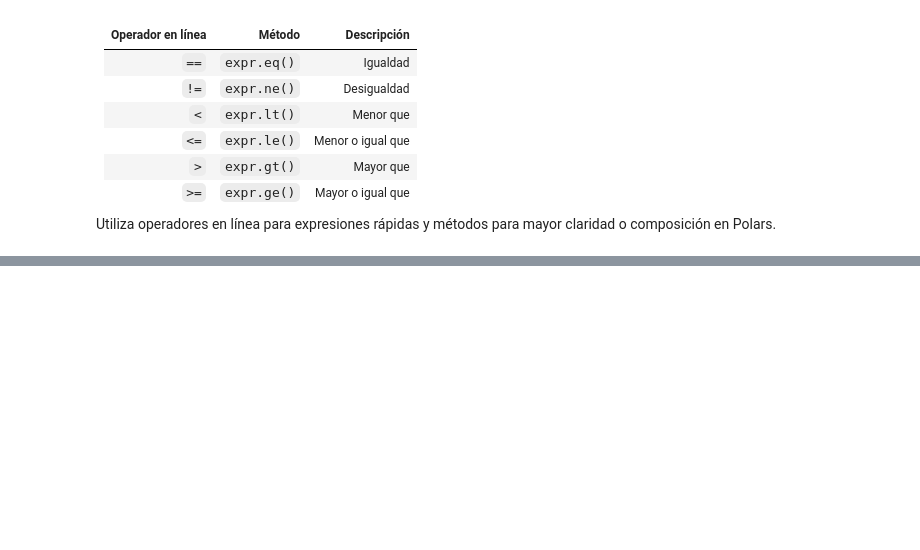
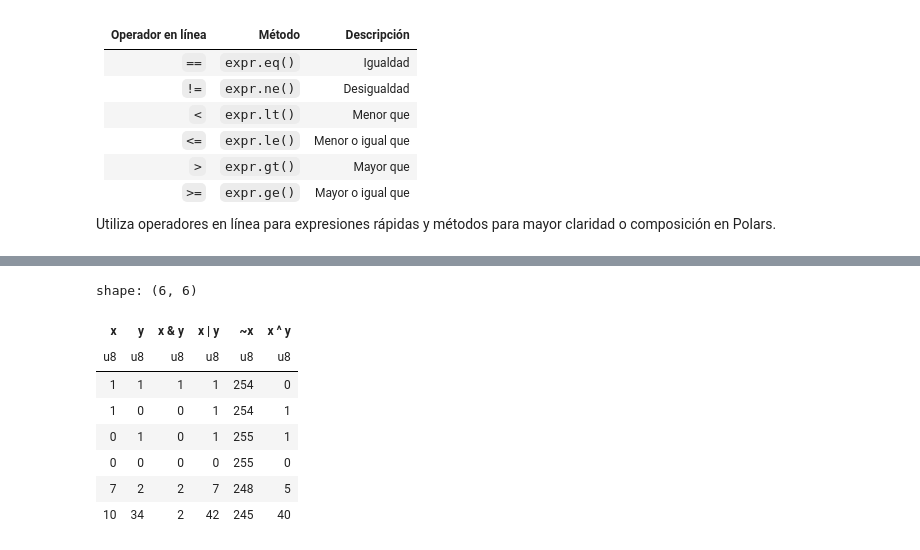
Before and after one commit to Sechi42/Polars, a Jupyter notebook: Chapter_9/Notebook_9.ipynb, the cells around one changed output, grey strips where cells are left out. Cells and saved outputs as stored; diff of their text form; code cells hidden in the pictures; blank space fills up the shorter version.

```diff
--- a/Chapter_9/Notebook_9.ipynb
+++ b/Chapter_9/Notebook_9.ipynb
@@ -130,0 +225,21 @@ Utiliza operadores en línea para expresiones rápidas y métodos para mayor cla
+# %%
+bits = pl.DataFrame(
+	{"x": [1, 1, 0, 0, 7, 10], "y": [1, 0, 1, 0, 2, 34]},
+	schema={"x": pl.UInt8, "y": pl.UInt8},
+).with_columns(
+	(pl.col("x") & pl.col("y")).alias("x & y"),
+	(pl.col("x") | pl.col("y")).alias("x | y"),
+	(~pl.col("x")).alias("~x"),
+	(pl.col("x") ^ pl.col("y")).alias("x ^ y"),
+)
+bits
+# %% [output]
+shape: (6, 6)
+| x | y | x & y | x | y | ~x | x ^ y |
+| u8 | u8 | u8 | u8 | u8 | u8 |
+| 1 | 1 | 1 | 1 | 254 | 0 |
+| 1 | 0 | 0 | 1 | 254 | 1 |
+| 0 | 1 | 0 | 1 | 255 | 1 |
+| 0 | 0 | 0 | 0 | 255 | 0 |
+| 7 | 2 | 2 | 7 | 248 | 5 |
+| 10 | 34 | 2 | 42 | 245 | 40 |
```
Also changed, not shown: parts of 16 cells of this notebook.
